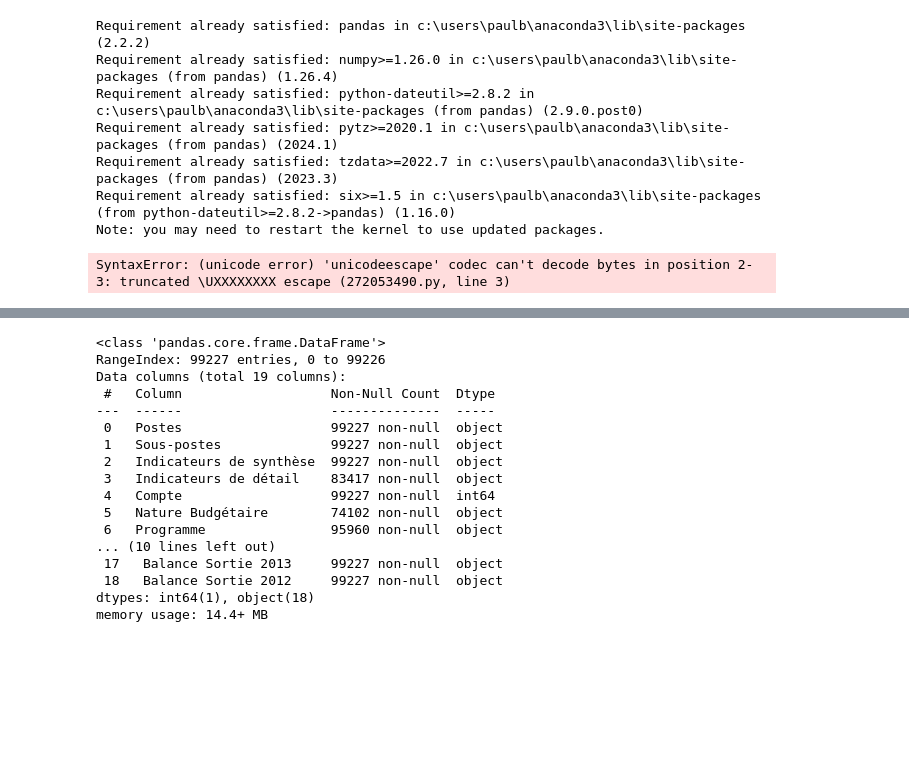
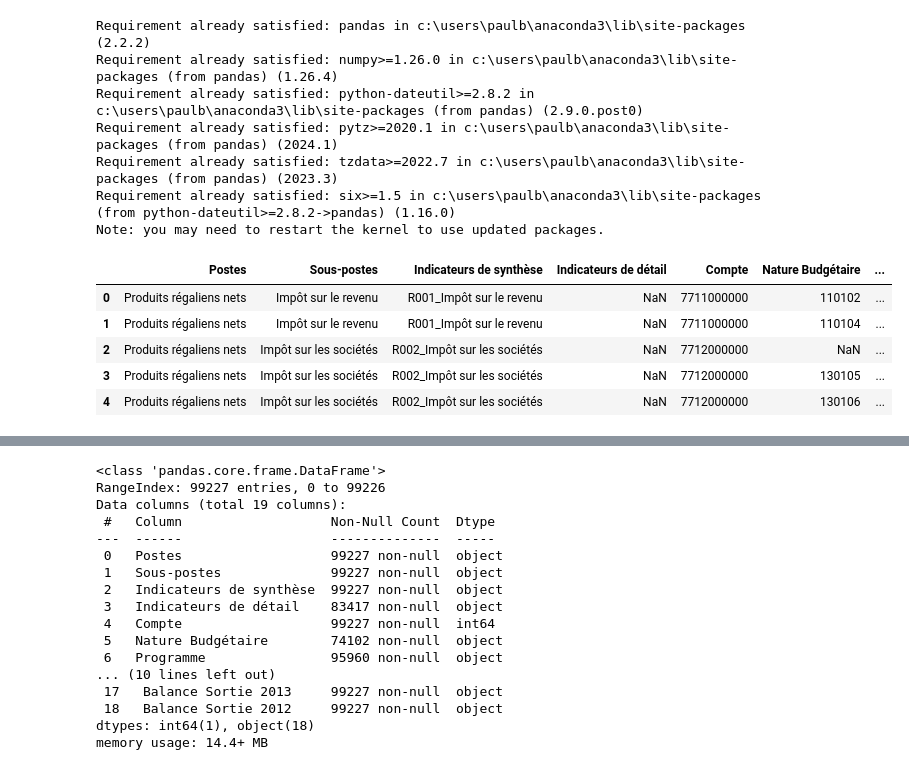
Before and after one commit to Alkpaul/Data_viz_20220797, a Jupyter notebook: projet_dataviz_Briand_Paul_20220797.ipynb, the cells around one changed output, grey strips where cells are left out. Saved outputs shown, nothing was run; the diff lists cells and outputs as text; code cells hidden in the pictures; blank space fills up the shorter version.

```diff
--- a/projet_dataviz_Briand_Paul_20220797.ipynb
+++ b/projet_dataviz_Briand_Paul_20220797.ipynb
@@ -11,10 +11,15 @@ Note: you may need to restart the kernel to use updated packages.
 # %%
 import pandas as pd
 
-df = pd.read_csv('/content/2012-2022-balances-des-comptes-de-letat.csv', encoding='latin1', sep=';')
+df = pd.read_csv('C:/Users/paulb/OneDrive/Documents/GitHub/Data_viz_20220797/2012-2022-balances-des-comptes-de-letat.csv', encoding='latin1', sep=';')
 df.head()
 # %% [output]
-SyntaxError: (unicode error) 'unicodeescape' codec can't decode bytes in position 2-3: truncated \UXXXXXXXX escape (272053490.py, line 3)
+|  | Postes | Sous-postes | Indicateurs de synthèse | Indicateurs de détail | Compte | Nature Budgétaire | ... |
+| 0 | Produits régaliens nets | Impôt sur le revenu | R001_Impôt sur le revenu | NaN | 7711000000 | 110102 | ... |
+| 1 | Produits régaliens nets | Impôt sur le revenu | R001_Impôt sur le revenu | NaN | 7711000000 | 110104 | ... |
+| 2 | Produits régaliens nets | Impôt sur les sociétés | R002_Impôt sur les sociétés | NaN | 7712000000 | NaN | ... |
+| 3 | Produits régaliens nets | Impôt sur les sociétés | R002_Impôt sur les sociétés | NaN | 7712000000 | 130105 | ... |
+| 4 | Produits régaliens nets | Impôt sur les sociétés | R002_Impôt sur les sociétés | NaN | 7712000000 | 130106 | ... |
 # %%
 df.tail()
 # %% [output]
```
Also changed, not shown: parts of 15 cells of this notebook, 15 other files.
